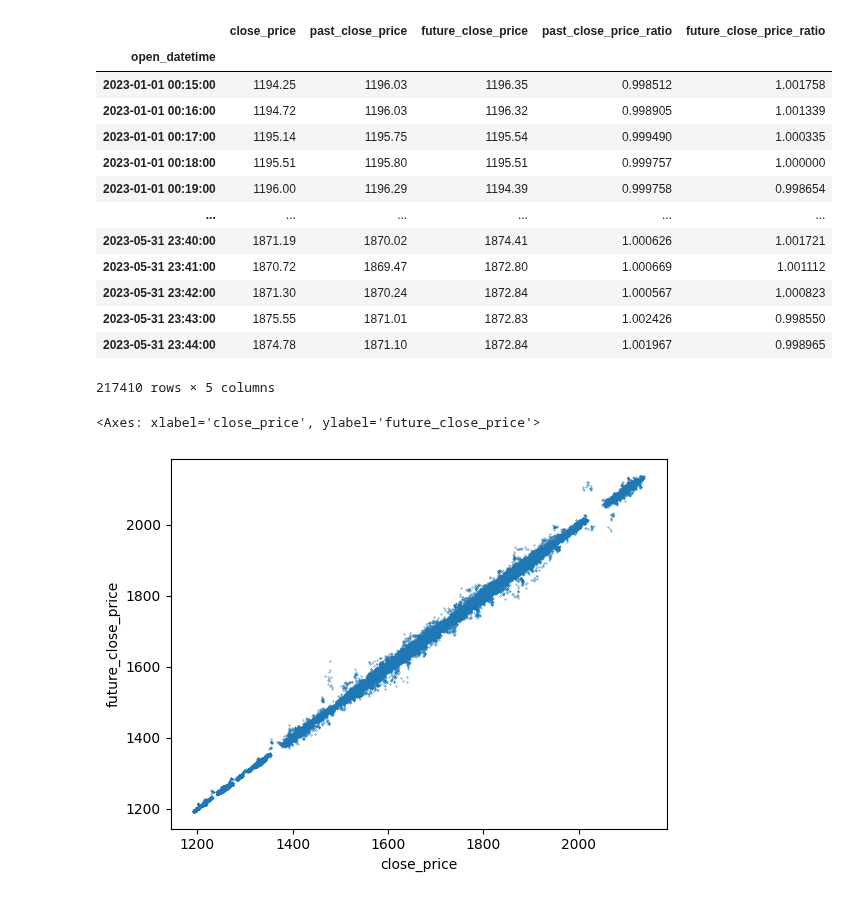
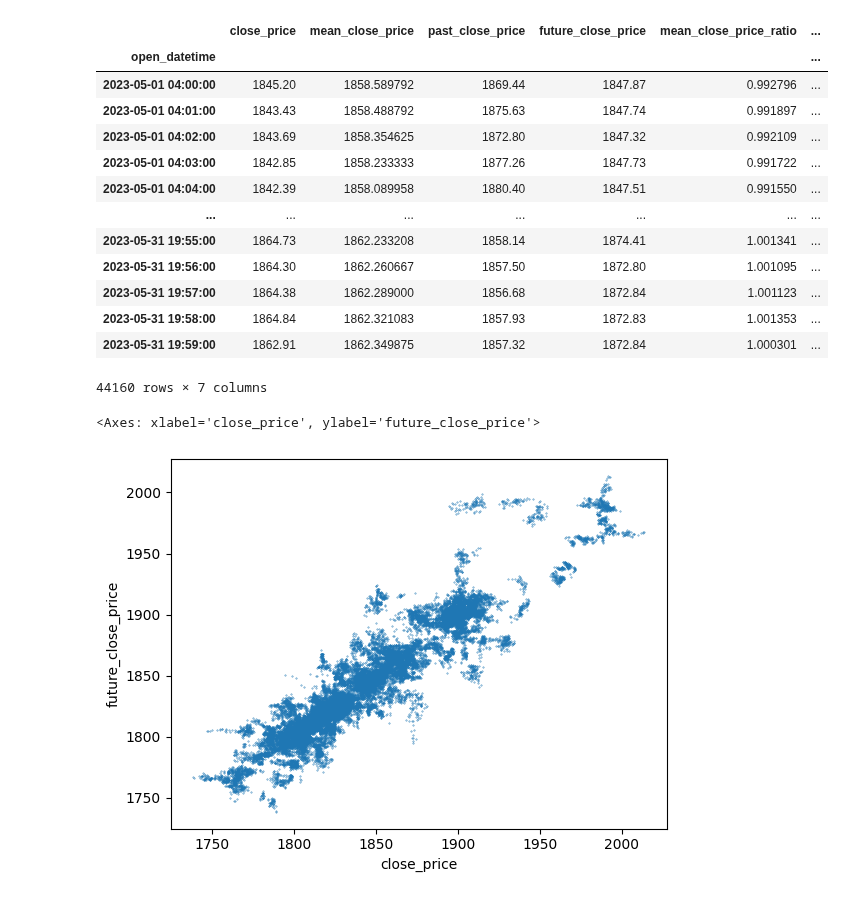
Before and after one commit to yoda31217/to-the-moon, a Jupyter notebook: poc/bot_ml/poc_bot_ml_data_analysis.ipynb, the cells around one changed output. Cells and saved outputs as stored; diff of their text form; code cells hidden in the pictures.

```diff
--- a/poc/bot_ml/poc_bot_ml_data_analysis.ipynb
+++ b/poc/bot_ml/poc_bot_ml_data_analysis.ipynb
@@ -4,7 +4,7 @@ from binance.binance_k_line_repository import load_k_lines
 import pandas as pd
 from numpy import float16, float64
 # %%
-interval_date_from = date(2023, 1, 1)
+interval_date_from = date(2023, 5, 1)
 interval_date_to = date(2023, 5, 31)
 symbol: str = "ETHUSDT"
 
@@ -78,34 +78,47 @@ k_lines.plot.line(use_index=True)
 # %%
 features = k_lines[k_lines.columns]
 
-features["past_close_price"] = features["close_price"].shift(15)
-features["future_close_price"] = features["close_price"].shift(-15)
-features["past_close_price_ratio"] = features["close_price"] / features["past_close_price"]
-features["future_close_price_ratio"] = features["future_close_price"] / features["close_price"]
+window_minutes = 240
+
+features["mean_close_price"] = (
+    features["close_price"].shift(1).rolling(window_minutes).mean()
+)
+features["past_close_price"] = features["close_price"].shift(window_minutes)
+features["future_close_price"] = features["close_price"].shift(-window_minutes)
+
+features["mean_close_price_ratio"] = (
+    features["close_price"] / features["mean_close_price"]
+)
+features["past_close_price_ratio"] = (
+    features["close_price"] / features["past_close_price"]
+)
+features["future_close_price_ratio"] = (
+    features["future_close_price"] / features["close_price"]
+)
 
 features.dropna(inplace=True)
 
 display(features)
 # %% [output]
-|  | close_price | past_close_price | future_close_price | past_close_price_ratio | future_close_price_ratio |
-| open_datetime |  |  |  |  |  |
-| 2023-01-01 00:15:00 | 1194.25 | 1196.03 | 1196.35 | 0.998512 | 1.001758 |
-| 2023-01-01 00:16:00 | 1194.72 | 1196.03 | 1196.32 | 0.998905 | 1.001339 |
-| 2023-01-01 00:17:00 | 1195.14 | 1195.75 | 1195.54 | 0.999490 | 1.000335 |
-| 2023-01-01 00:18:00 | 1195.51 | 1195.80 | 1195.51 | 0.999757 | 1.000000 |
-| 2023-01-01 00:19:00 | 1196.00 | 1196.29 | 1194.39 | 0.999758 | 0.998654 |
-| ... | ... | ... | ... | ... | ... |
-| 2023-05-31 23:40:00 | 1871.19 | 1870.02 | 1874.41 | 1.000626 | 1.001721 |
-| 2023-05-31 23:41:00 | 1870.72 | 1869.47 | 1872.80 | 1.000669 | 1.001112 |
-| 2023-05-31 23:42:00 | 1871.30 | 1870.24 | 1872.84 | 1.000567 | 1.000823 |
-| 2023-05-31 23:43:00 | 1875.55 | 1871.01 | 1872.83 | 1.002426 | 0.998550 |
-| 2023-05-31 23:44:00 | 1874.78 | 1871.10 | 1872.84 | 1.001967 | 0.998965 |
+|  | close_price | mean_close_price | past_close_price | future_close_price | mean_close_price_ratio | ... |
+| open_datetime |  |  |  |  |  | ... |
+| 2023-05-01 04:00:00 | 1845.20 | 1858.589792 | 1869.44 | 1847.87 | 0.992796 | ... |
+| 2023-05-01 04:01:00 | 1843.43 | 1858.488792 | 1875.63 | 1847.74 | 0.991897 | ... |
+| 2023-05-01 04:02:00 | 1843.69 | 1858.354625 | 1872.80 | 1847.32 | 0.992109 | ... |
+| 2023-05-01 04:03:00 | 1842.85 | 1858.233333 | 1877.26 | 1847.73 | 0.991722 | ... |
+| 2023-05-01 04:04:00 | 1842.39 | 1858.089958 | 1880.40 | 1847.51 | 0.991550 | ... |
+| ... | ... | ... | ... | ... | ... | ... |
+| 2023-05-31 19:55:00 | 1864.73 | 1862.233208 | 1858.14 | 1874.41 | 1.001341 | ... |
+| 2023-05-31 19:56:00 | 1864.30 | 1862.260667 | 1857.50 | 1872.80 | 1.001095 | ... |
+| 2023-05-31 19:57:00 | 1864.38 | 1862.289000 | 1856.68 | 1872.84 | 1.001123 | ... |
+| 2023-05-31 19:58:00 | 1864.84 | 1862.321083 | 1857.93 | 1872.83 | 1.001353 | ... |
+| 2023-05-31 19:59:00 | 1862.91 | 1862.349875 | 1857.32 | 1872.84 | 1.000301 | ... |
-217410 rows × 5 columns
+44160 rows × 7 columns
 # %%
 features.plot.scatter(x="close_price", y="future_close_price", s=0.1)
 # %% [output]
 <Axes: xlabel='close_price', ylabel='future_close_price'>
-[figure, old version]
+[figure, new version]
 # %%
 features["future_close_price_ratio"].plot.hist(bins=100)
 # %% [output]
```
Also changed, not shown: parts of 7 cells of this notebook.
